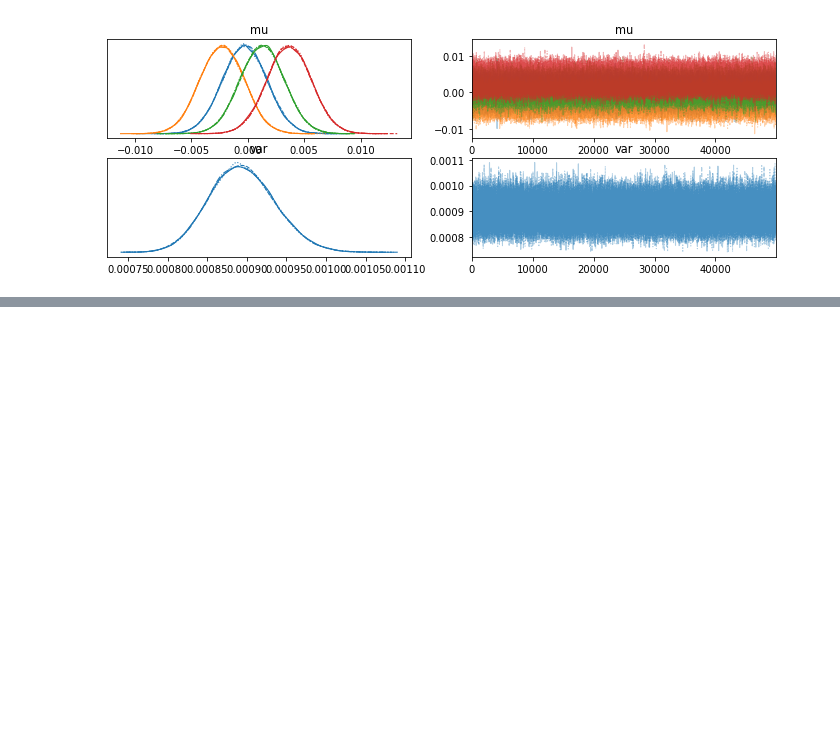
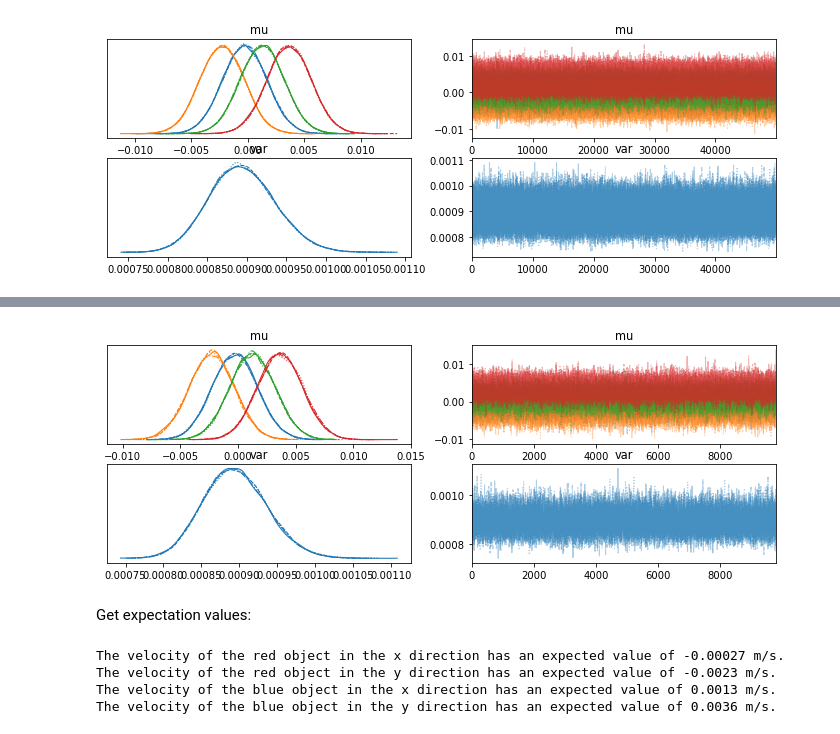
Before and after one commit to christianhbye/python_ay_250_hw, a Jupyter notebook: hw8/hw8.ipynb, the cells around one changed output, grey strips where cells are left out. Drawn from its saved outputs; the diff is of its cells as text; code cells hidden in the pictures; blank space fills up the shorter version.

Commit message:
get expectation values

```diff
--- a/hw8/hw8.ipynb
+++ b/hw8/hw8.ipynb
@@ -143,0 +139,21 @@ with model:
+# %%
+with model:
+    _ = az.plot_trace(trace[1000::5])
+# %% [output]
+[figure, added]
+# %% [markdown]
+Get expectation values:
+# %%
+vel_traces = trace["mu"][1000::5]  # burn in + pruning
+E_v = vel_traces.sum(axis=0)/vel_traces.shape[0]
+
+for i, color in enumerate(["red", "blue"]):
+    for j, component in enumerate(["x", "y"]):
+        ev_idx = 2 * i + j
+        print(f"The velocity of the {color} object in the {component} direction has an expected value "
+              "of {:.2g} m/s.".format(E_v[ev_idx]))
+# %% [output]
+The velocity of the red object in the x direction has an expected value of -0.00027 m/s.
+The velocity of the red object in the y direction has an expected value of -0.0023 m/s.
+The velocity of the blue object in the x direction has an expected value of 0.0013 m/s.
+The velocity of the blue object in the y direction has an expected value of 0.0036 m/s.
```
Also changed, not shown: parts of 7 cells of this notebook.
